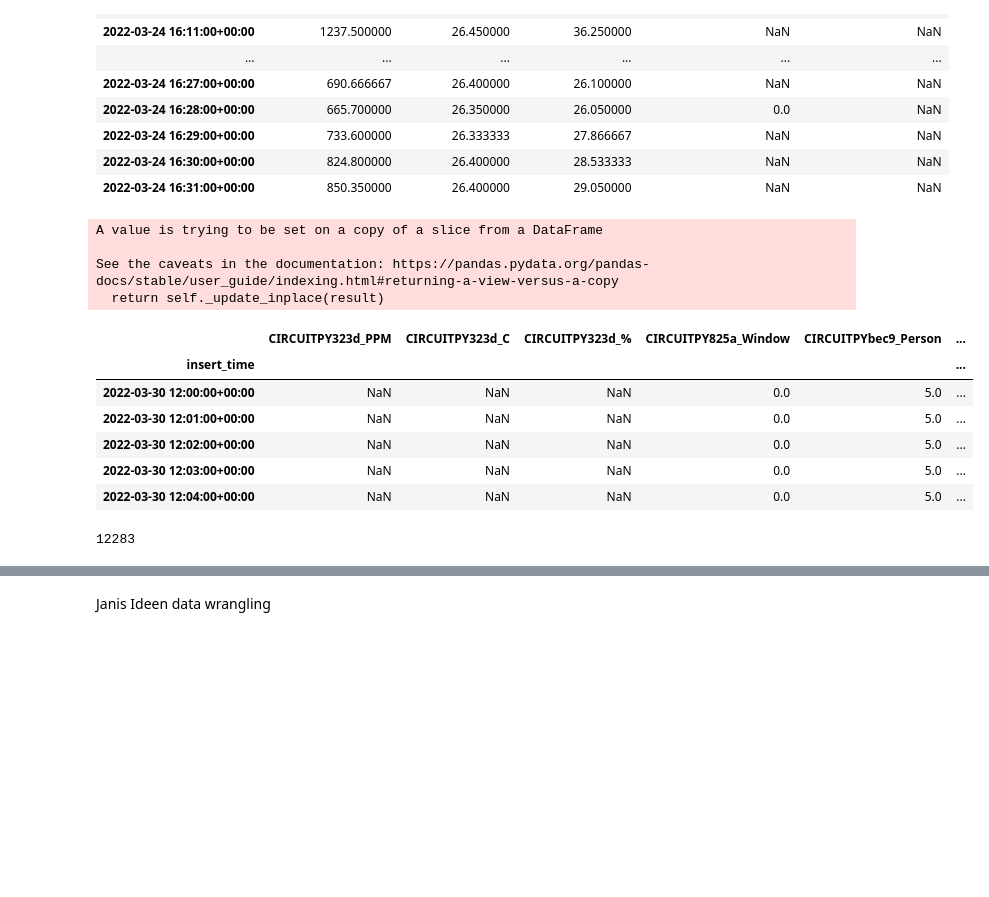
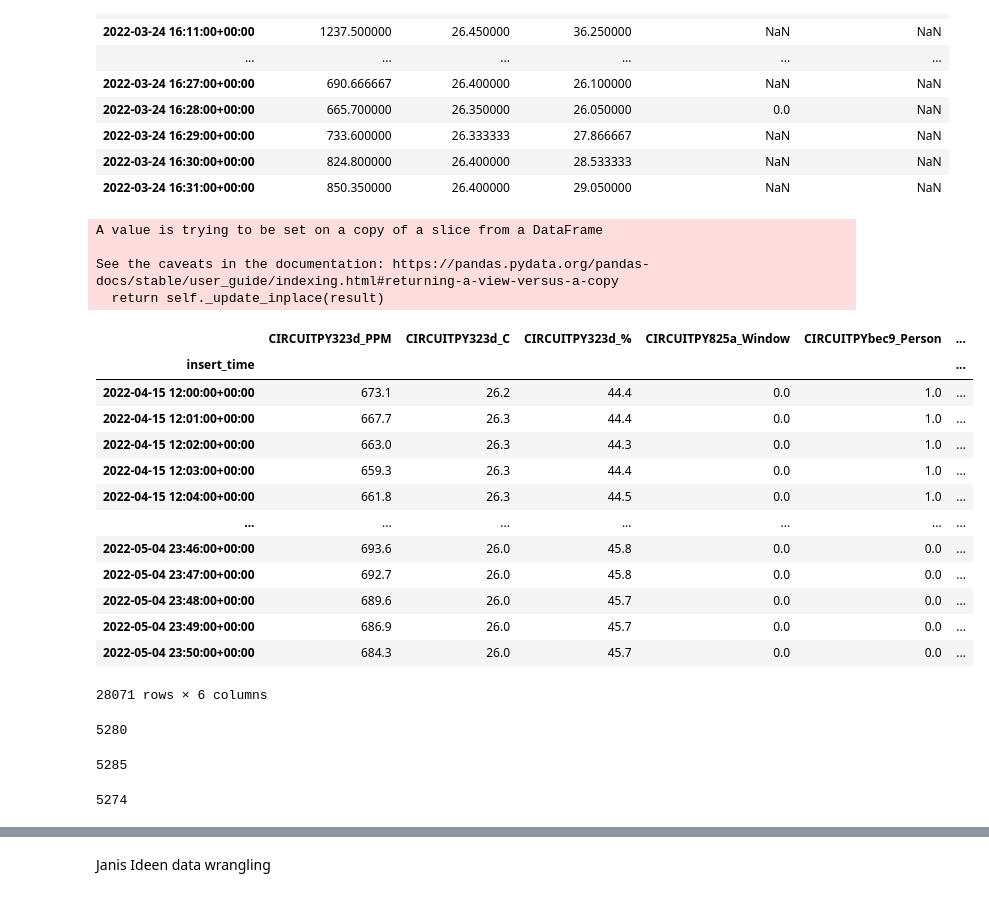
Before and after one commit to nicolarohner1337/smartclassroom, a Jupyter notebook: url_request/janis.ipynb, the cells around one changed output, grey strips where cells are left out. Drawn from its saved outputs; the diff is of its cells as text; code cells hidden in the pictures; blank space fills up the shorter version.

```diff
--- a/url_request/janis.ipynb
+++ b/url_request/janis.ipynb
@@ -76,35 +75,50 @@ df_pivot['air_quality'] =np.where(np.floor(df_pivot['CIRCUITPY323d_PPM']).isin(r
                    np.where(np.floor(df_pivot['CIRCUITPY323d_PPM'])>1400, 'bad', 'top')))
 # %%
 #select specific time window
-df_timewindow = df_pivot.loc['2022-03-30 12:00:00':'2022-05-04 23:50:00']
+df_timewindow = df_pivot.loc['2022-04-15 12:00:00':'2022-05-04 23:50:00']
 # %%
 #Fill Nan for window sensor
 df_timewindow['CIRCUITPY825a_Window'].fillna(method='ffill',inplace=True)
 df_timewindow['CIRCUITPY825a_Window'].fillna(method='bfill',inplace=True)
 #Fill Nan for people sensor
 df_timewindow['CIRCUITPYbec9_Person'].fillna(method='ffill',inplace=True)
 #Fill Nan for first entry for people sensor
 df_timewindow['CIRCUITPYbec9_Person'].fillna(method='bfill',inplace=True)
 
 
 
-df_timewindow.head(5)
+df_timewindow
 # %% [output]
 A value is trying to be set on a copy of a slice from a DataFrame
 
 See the caveats in the documentation: https://pandas.pydata.org/pandas-docs/stable/user_guide/indexing.html#returning-a-view-versus-a-copy
   return self._update_inplace(result)
 |  | CIRCUITPY323d_PPM | CIRCUITPY323d_C | CIRCUITPY323d_% | CIRCUITPY825a_Window | CIRCUITPYbec9_Person | ... |
 | insert_time |  |  |  |  |  | ... |
-| 2022-03-30 12:00:00+00:00 | NaN | NaN | NaN | 0.0 | 5.0 | ... |
-| 2022-03-30 12:01:00+00:00 | NaN | NaN | NaN | 0.0 | 5.0 | ... |
-| 2022-03-30 12:02:00+00:00 | NaN | NaN | NaN | 0.0 | 5.0 | ... |
-| 2022-03-30 12:03:00+00:00 | NaN | NaN | NaN | 0.0 | 5.0 | ... |
-| 2022-03-30 12:04:00+00:00 | NaN | NaN | NaN | 0.0 | 5.0 | ... |
+| 2022-04-15 12:00:00+00:00 | 673.1 | 26.2 | 44.4 | 0.0 | 1.0 | ... |
+| 2022-04-15 12:01:00+00:00 | 667.7 | 26.3 | 44.4 | 0.0 | 1.0 | ... |
+| 2022-04-15 12:02:00+00:00 | 663.0 | 26.3 | 44.3 | 0.0 | 1.0 | ... |
+| 2022-04-15 12:03:00+00:00 | 659.3 | 26.3 | 44.4 | 0.0 | 1.0 | ... |
+| 2022-04-15 12:04:00+00:00 | 661.8 | 26.3 | 44.5 | 0.0 | 1.0 | ... |
+| ... | ... | ... | ... | ... | ... | ... |
+| 2022-05-04 23:46:00+00:00 | 693.6 | 26.0 | 45.8 | 0.0 | 0.0 | ... |
+| 2022-05-04 23:47:00+00:00 | 692.7 | 26.0 | 45.8 | 0.0 | 0.0 | ... |
+| 2022-05-04 23:48:00+00:00 | 689.6 | 26.0 | 45.7 | 0.0 | 0.0 | ... |
+| 2022-05-04 23:49:00+00:00 | 686.9 | 26.0 | 45.7 | 0.0 | 0.0 | ... |
+| 2022-05-04 23:50:00+00:00 | 684.3 | 26.0 | 45.7 | 0.0 | 0.0 | ... |
+28071 rows × 6 columns
 # %%
 df_timewindow["CIRCUITPY323d_PPM"].isna().sum()
 # %% [output]
-12283
+5280
+# %%
+df_timewindow["CIRCUITPY323d_C"].isna().sum()
+# %% [output]
+5285
+# %%
+df_timewindow["CIRCUITPY323d_%"].isna().sum()
+# %% [output]
+5274
 # %%
 index = df_timewindow.index
 index.tz_convert(tz=None)
```
Also changed, not shown: parts of 43 cells of this notebook.
